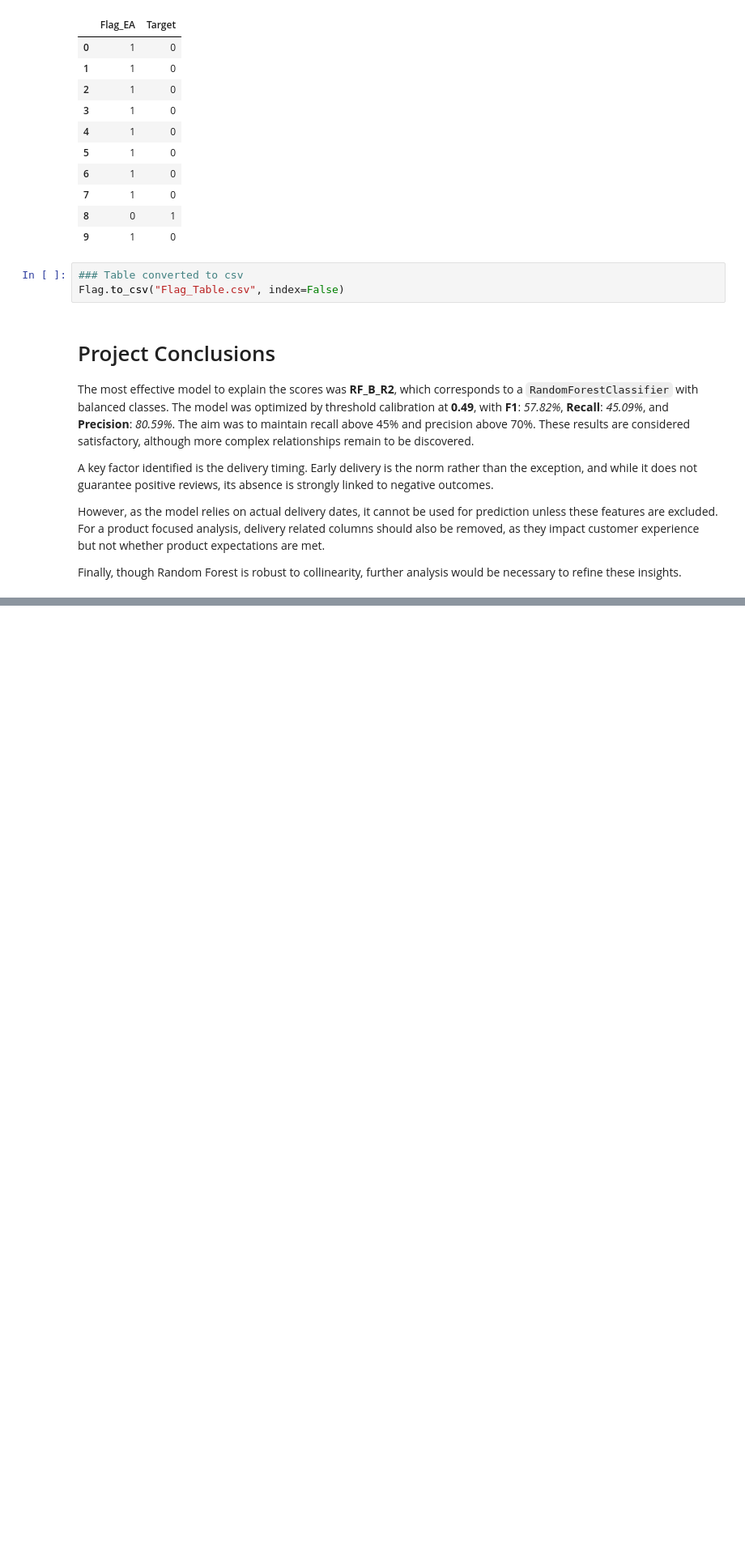
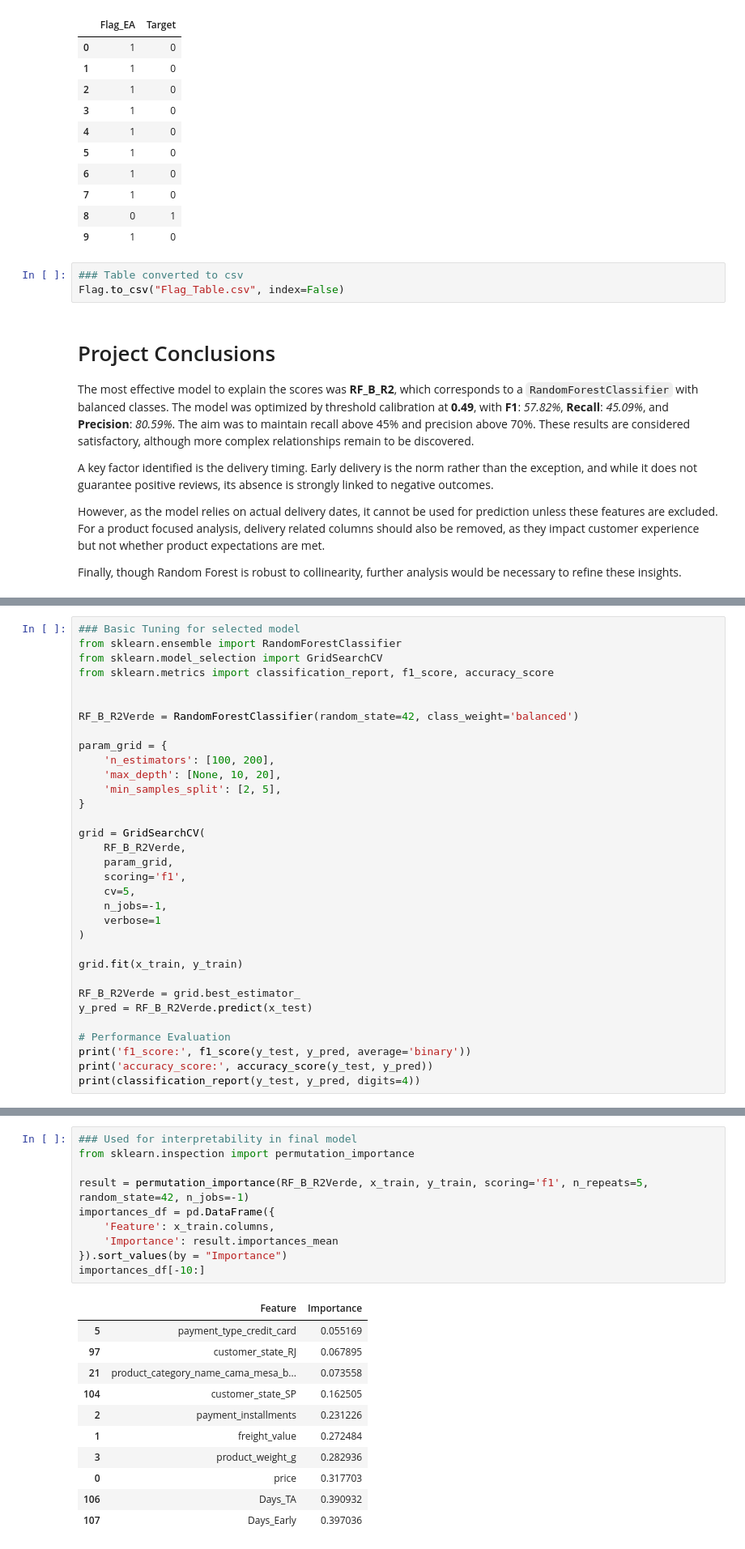
Before and after one commit to SaulKGM3/Brazilian_Ecommerce_Review_Analysis, a Jupyter notebook: Notebook/Brasil_ECom.ipynb, the cells around one changed output, grey strips where cells are left out. Shown at 81% size. Cells and saved outputs as stored; diff of their text form; blank space fills up the shorter version.

```diff
--- a/Notebook/Brasil_ECom.ipynb
+++ b/Notebook/Brasil_ECom.ipynb
@@ -532,0 +1079,33 @@ Finally, though Random Forest is robust to collinearity, further analysis would
+# %%
+### Basic Tuning for selected model
+from sklearn.ensemble import RandomForestClassifier
+from sklearn.model_selection import GridSearchCV
+from sklearn.metrics import classification_report, f1_score, accuracy_score
+
+
+RF_B_R2Verde = RandomForestClassifier(random_state=42, class_weight='balanced')
+
+param_grid = {
+    'n_estimators': [100, 200],
+    'max_depth': [None, 10, 20],
+    'min_samples_split': [2, 5],
+}
+
+grid = GridSearchCV(
+    RF_B_R2Verde,
+    param_grid,
+    scoring='f1',
+    cv=5,
+    n_jobs=-1,
+    verbose=1
+)
+
+grid.fit(x_train, y_train)
+
+RF_B_R2Verde = grid.best_estimator_
+y_pred = RF_B_R2Verde.predict(x_test)
+
+# Performance Evaluation
+print('f1_score:', f1_score(y_test, y_pred, average='binary'))
+print('accuracy_score:', accuracy_score(y_test, y_pred))
+print(classification_report(y_test, y_pred, digits=4))
@@ -532,0 +1124,22 @@ Finally, though Random Forest is robust to collinearity, further analysis would
+# %%
+### Used for interpretability in final model
+from sklearn.inspection import permutation_importance
+
+result = permutation_importance(RF_B_R2Verde, x_train, y_train, scoring='f1', n_repeats=5, random_state=42, n_jobs=-1)
+importances_df = pd.DataFrame({
+    'Feature': x_train.columns,
+    'Importance': result.importances_mean
+}).sort_values(by = "Importance")
+importances_df[-10:]
+# %% [output]
+|  | Feature | Importance |
+| 5 | payment_type_credit_card | 0.055169 |
+| 97 | customer_state_RJ | 0.067895 |
+| 21 | product_category_name_cama_mesa_b... | 0.073558 |
+| 104 | customer_state_SP | 0.162505 |
+| 2 | payment_installments | 0.231226 |
+| 1 | freight_value | 0.272484 |
+| 3 | product_weight_g | 0.282936 |
+| 0 | price | 0.317703 |
+| 106 | Days_TA | 0.390932 |
+| 107 | Days_Early | 0.397036 |
```
Also changed, not shown: parts of 38 cells of this notebook.
